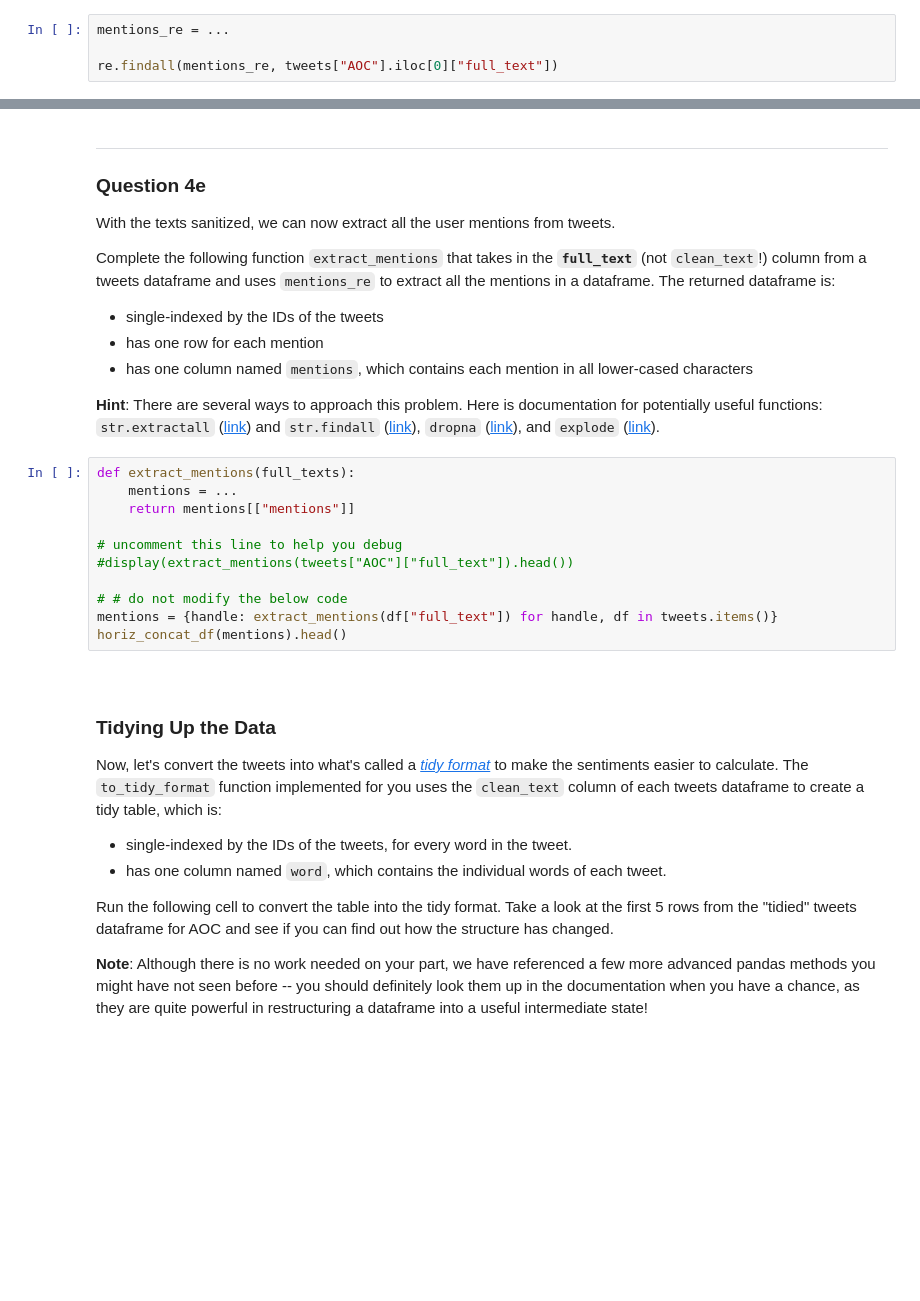
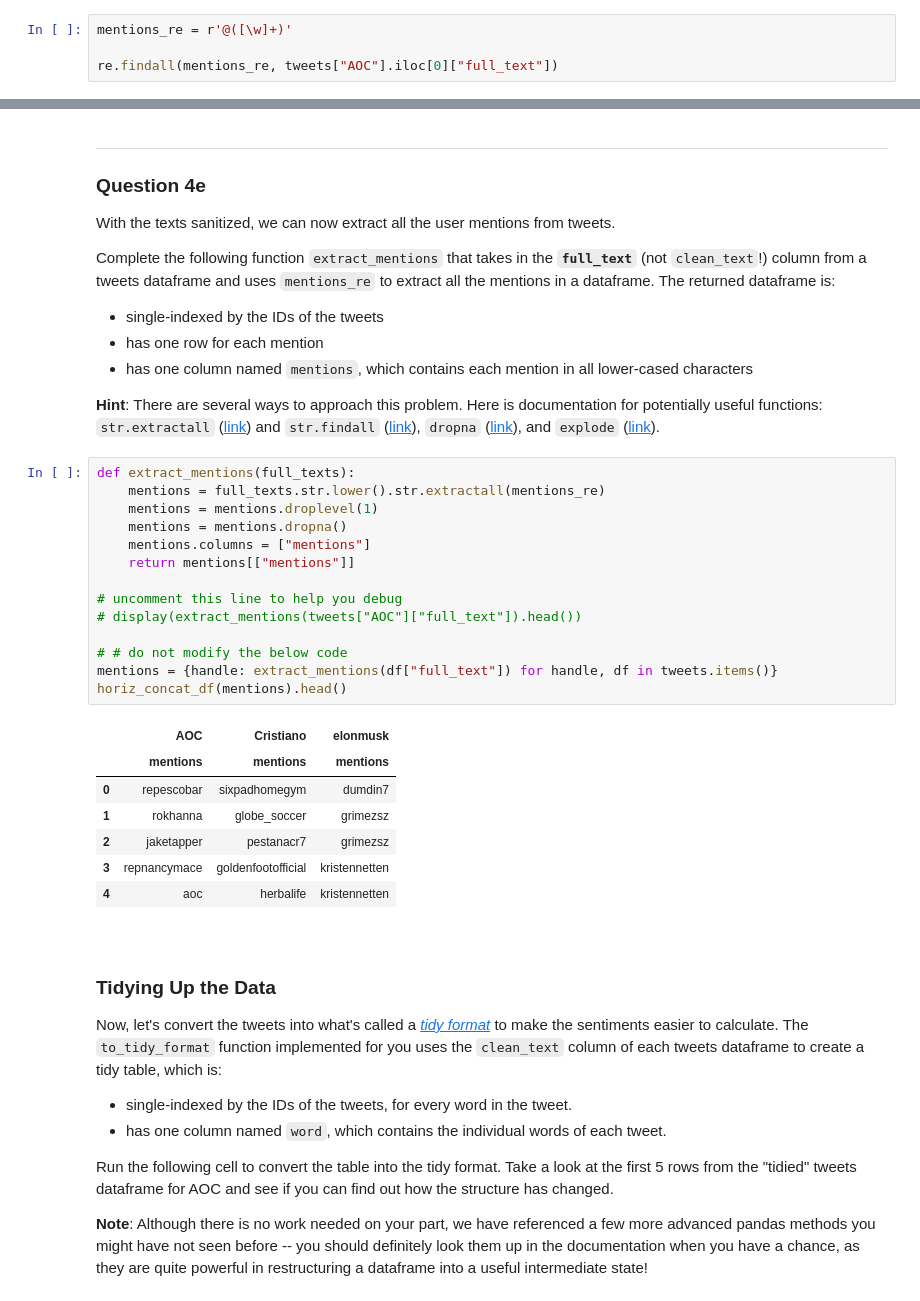
Before and after one commit to Alan-Heoooh/STAT471, a Jupyter notebook: Lab/lab3/exercise/Exercise.ipynb, the cells around one changed output, grey strips where cells are left out. Drawn from its saved outputs; the diff is of its cells as text; blank space fills up the shorter version.

```diff
--- a/Lab/lab3/exercise/Exercise.ipynb
+++ b/Lab/lab3/exercise/Exercise.ipynb
@@ -606,6 +652,6 @@ name: q4cii
 points: 1
 -->
 # %%
-mentions_re = ...
+mentions_re = r'@([\w]+)'
 
 re.findall(mentions_re, tweets["AOC"].iloc[0]["full_text"])
@@ -661,15 +717,26 @@ points: 2
 -->
 # %%
 def extract_mentions(full_texts):
-    mentions = ...
+    mentions = full_texts.str.lower().str.extractall(mentions_re)
+    mentions = mentions.droplevel(1)
+    mentions = mentions.dropna()
+    mentions.columns = ["mentions"]
     return mentions[["mentions"]]
 
 # uncomment this line to help you debug
-#display(extract_mentions(tweets["AOC"]["full_text"]).head())
+# display(extract_mentions(tweets["AOC"]["full_text"]).head())
 
 # # do not modify the below code
 mentions = {handle: extract_mentions(df["full_text"]) for handle, df in tweets.items()}
 horiz_concat_df(mentions).head()
+# %% [output]
+|  | AOC | Cristiano | elonmusk |
+|  | mentions | mentions | mentions |
+| 0 | repescobar | sixpadhomegym | dumdin7 |
+| 1 | rokhanna | globe_soccer | grimezsz |
+| 2 | jaketapper | pestanacr7 | grimezsz |
+| 3 | repnancymace | goldenfootofficial | kristennetten |
+| 4 | aoc | herbalife | kristennetten |
 # %% [markdown]
 <br/>
 
```
Also changed, not shown: parts of 28 cells of this notebook, 11 other files.
